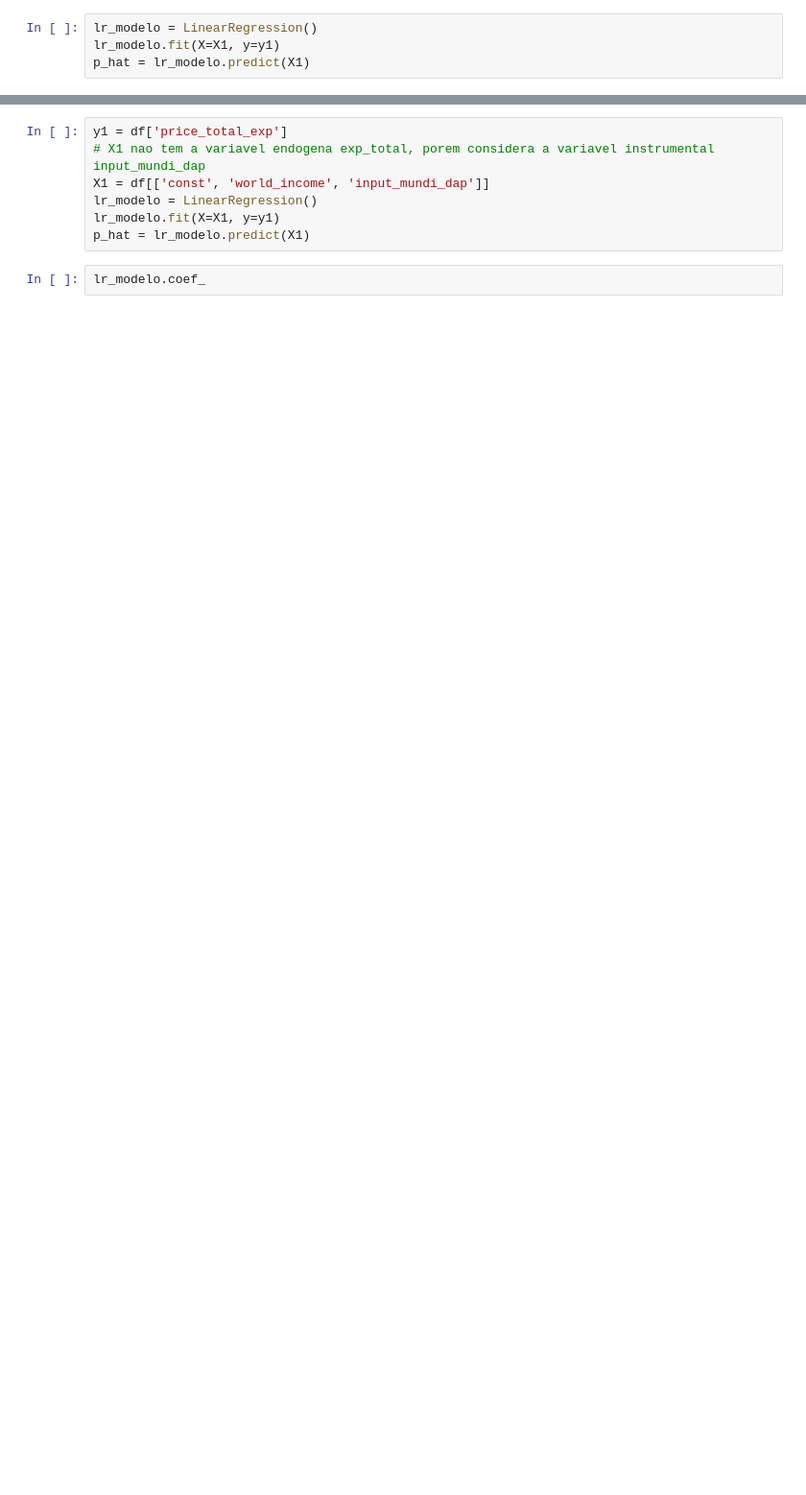
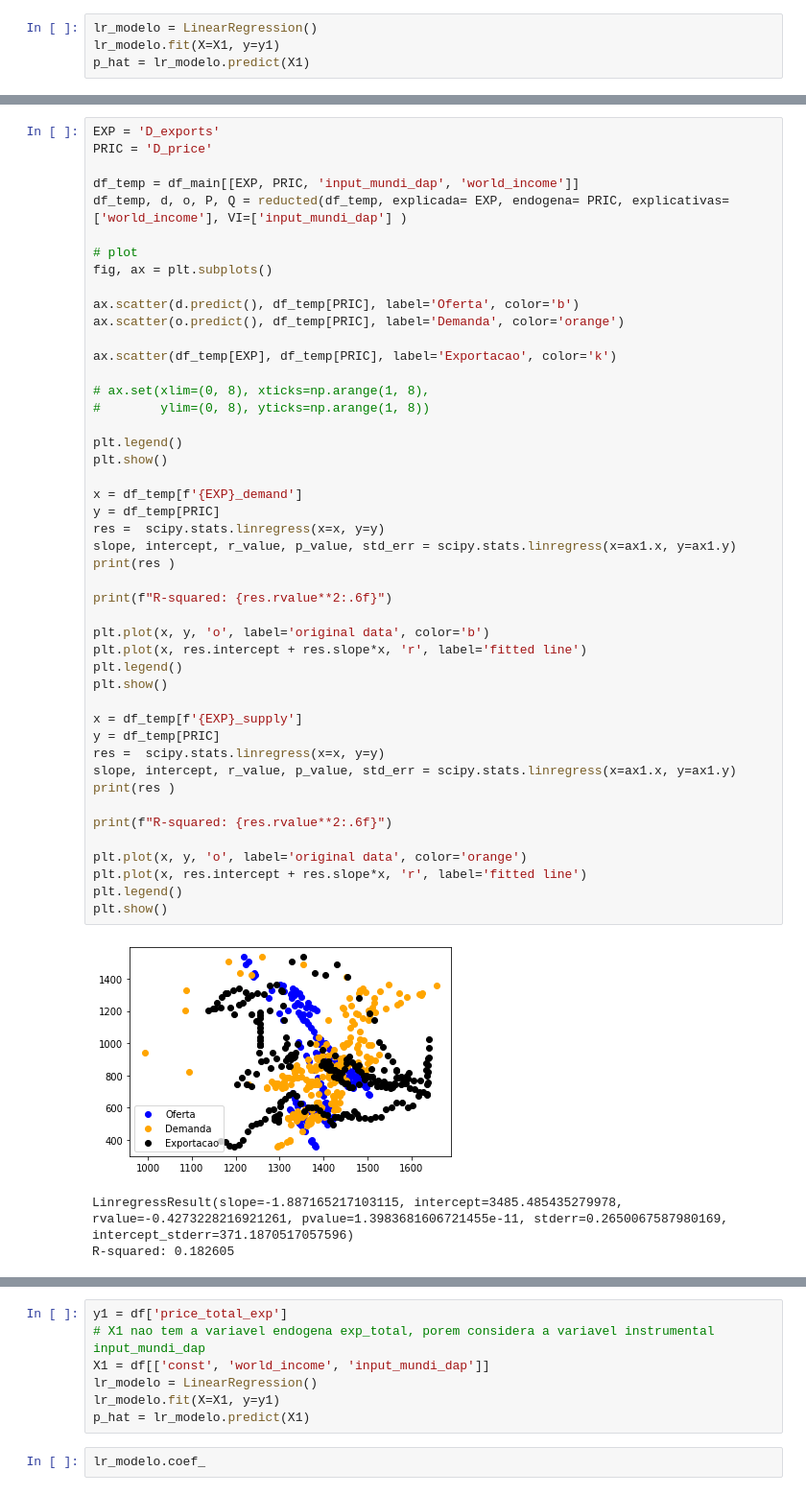
Before and after one commit to fkfouri/vegetable_oil_mkt, a Jupyter notebook: mkt/__2SLS_vegetable_oil-COMM5_4.ipynb, the cells around one changed output, grey strips where cells are left out. Shown at 96% size. Saved outputs shown, nothing was run; the diff lists cells and outputs as text; blank space fills up the shorter version.

```diff
--- a/mkt/__2SLS_vegetable_oil-COMM5_4.ipynb
+++ b/mkt/__2SLS_vegetable_oil-COMM5_4.ipynb
@@ -1225,0 +1453,50 @@ print(ols_results.summary())
+# %%
+EXP = 'D_exports'
+PRIC = 'D_price'
+
+df_temp = df_main[[EXP, PRIC, 'input_mundi_dap', 'world_income']]
+df_temp, d, o, P, Q = reducted(df_temp, explicada= EXP, endogena= PRIC, explicativas= ['world_income'], VI=['input_mundi_dap'] )
+
+# plot
+fig, ax = plt.subplots()
+
+ax.scatter(d.predict(), df_temp[PRIC], label='Oferta', color='b')
+ax.scatter(o.predict(), df_temp[PRIC], label='Demanda', color='orange')
+
+ax.scatter(df_temp[EXP], df_temp[PRIC], label='Exportacao', color='k')
+
+# ax.set(xlim=(0, 8), xticks=np.arange(1, 8),
+#        ylim=(0, 8), yticks=np.arange(1, 8))
+
+plt.legend()
+plt.show()
+
+x = df_temp[f'{EXP}_demand']
+y = df_temp[PRIC]
+res =  scipy.stats.linregress(x=x, y=y)
+slope, intercept, r_value, p_value, std_err = scipy.stats.linregress(x=ax1.x, y=ax1.y)
+print(res )
+
+print(f"R-squared: {res.rvalue**2:.6f}")
+
+plt.plot(x, y, 'o', label='original data', color='b')
+plt.plot(x, res.intercept + res.slope*x, 'r', label='fitted line')
+plt.legend()
+plt.show()
+
+x = df_temp[f'{EXP}_supply']
+y = df_temp[PRIC]
+res =  scipy.stats.linregress(x=x, y=y)
+slope, intercept, r_value, p_value, std_err = scipy.stats.linregress(x=ax1.x, y=ax1.y)
+print(res )
+
+print(f"R-squared: {res.rvalue**2:.6f}")
+
+plt.plot(x, y, 'o', label='original data', color='orange')
+plt.plot(x, res.intercept + res.slope*x, 'r', label='fitted line')
+plt.legend()
+plt.show()
+# %% [output]
+[figure, added]
+LinregressResult(slope=-1.887165217103115, intercept=3485.485435279978, rvalue=-0.4273228216921261, pvalue=1.3983681606721455e-11, stderr=0.2650067587980169, intercept_stderr=371.1870517057596)
+R-squared: 0.182605
```
Also changed, not shown: parts of 46 cells of this notebook, 14 other files.
